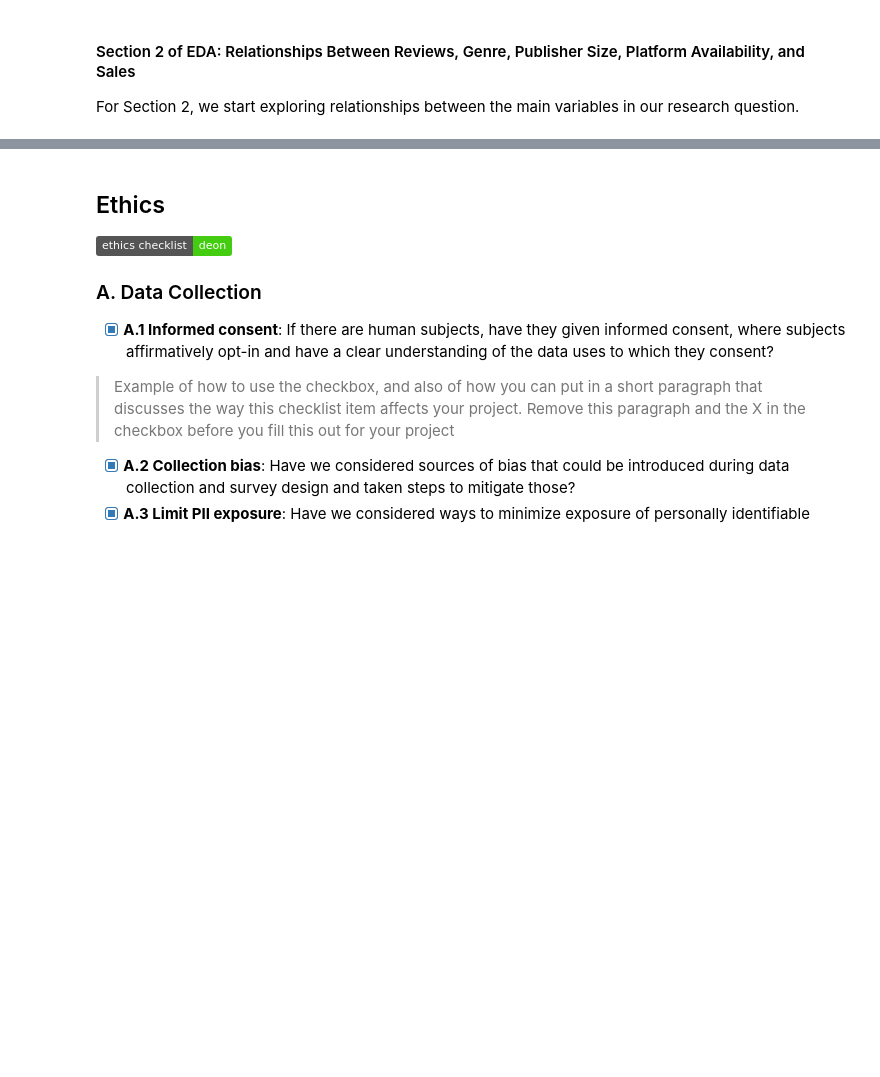
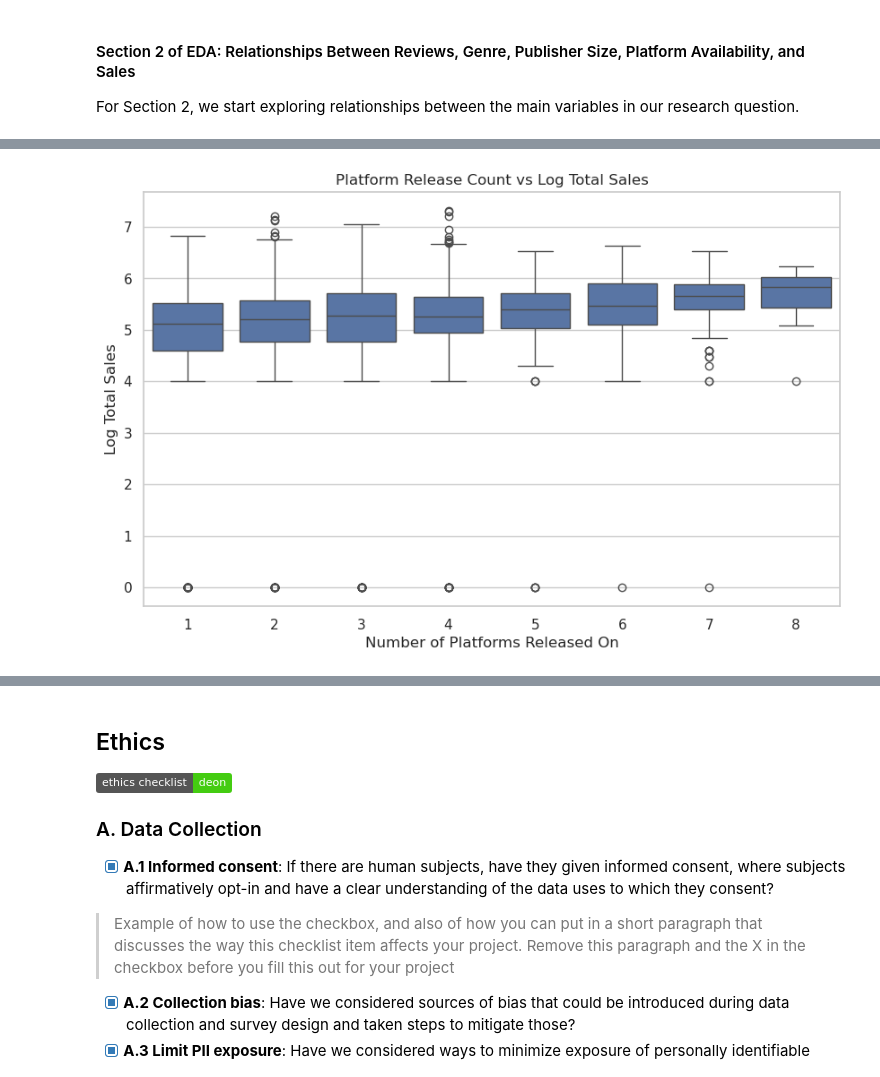
Before and after one commit to COGS108/Group-SP26-099, a Jupyter notebook: 02-EDACheckpoint.ipynb, the cells around one changed output, grey strips where cells are left out. Cells and saved outputs as stored; diff of their text form; code cells hidden in the pictures; badges without logos; blank space fills up the shorter version.

```diff
--- a/02-EDACheckpoint.ipynb
+++ b/02-EDACheckpoint.ipynb
@@ -557,0 +611,15 @@ For Section 2, we start exploring relationships between the main variables in ou
+# %%
+plt.figure(figsize=(10, 6))
+
+sns.boxplot(
+    data=games,
+    x="platform_release_count",
+    y="log_total_sales"
+)
+
+plt.title("Platform Release Count vs Log Total Sales")
+plt.xlabel("Number of Platforms Released On")
+plt.ylabel("Log Total Sales")
+plt.show()
+# %% [output]
+[figure, added]
```
Also changed, not shown: parts of 20 cells of this notebook, 1 other file.
